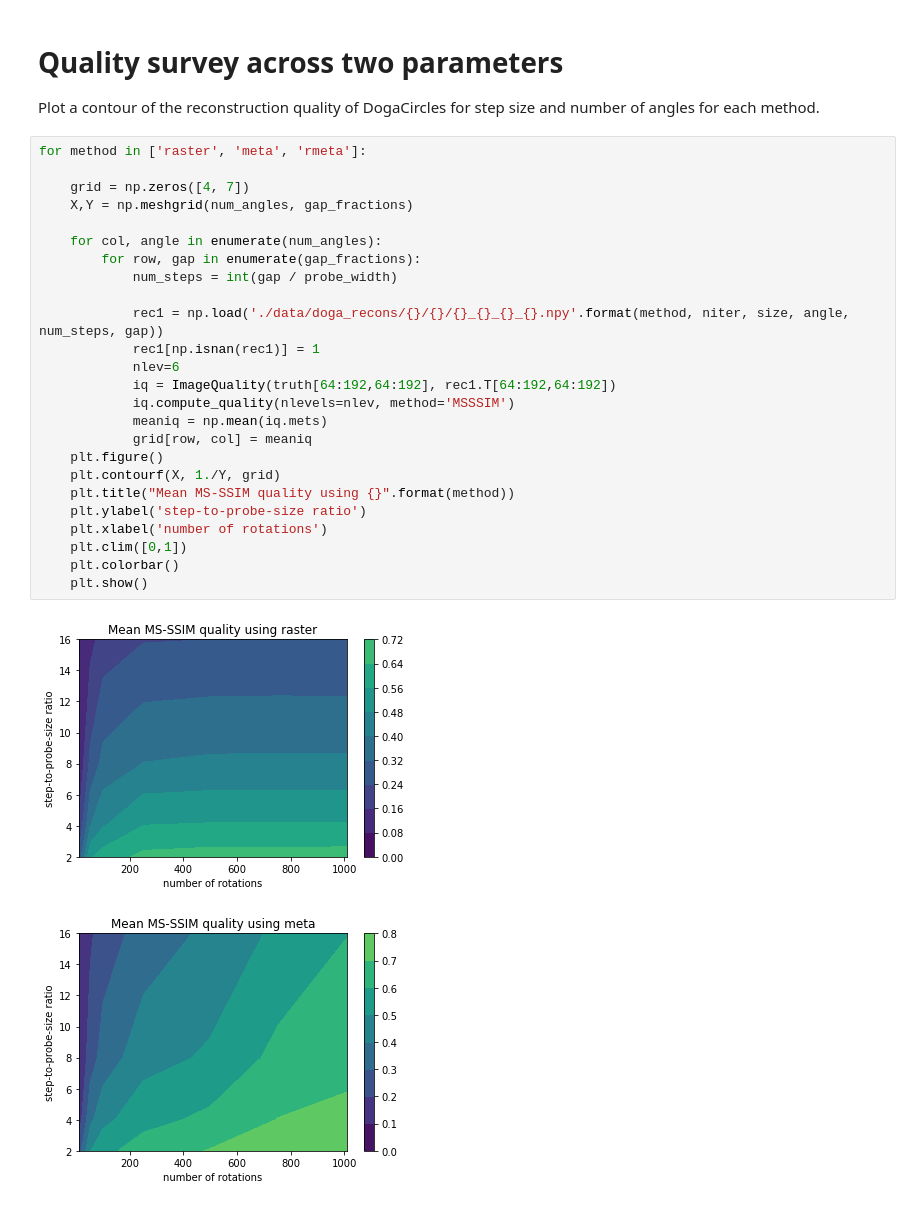
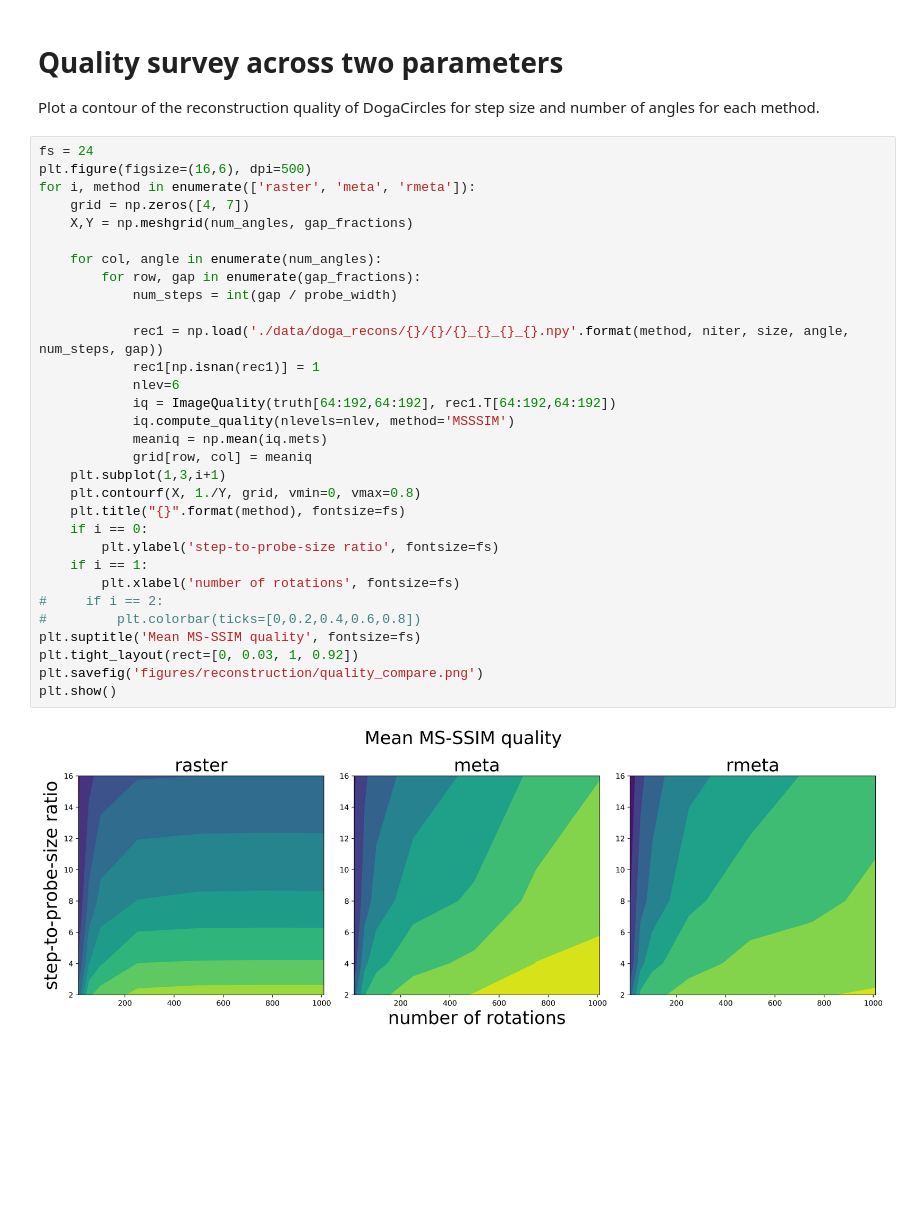
Before and after one commit to carterbox/coverage_study, a Jupyter notebook: 2_coverage_reconstruction.ipynb, the cells around one changed output. Drawn from its saved outputs; the diff is of its cells as text; blank space fills up the shorter version.

Commit message:
Reformat for widescreen powerpoint
Adding images and reformatting figures for 16:9 aspect ratio

```diff
--- a/2_coverage_reconstruction.ipynb
+++ b/2_coverage_reconstruction.ipynb
@@ -290,30 +291,35 @@ rmeta 1009 0.621928240055
 Plot a contour of the reconstruction quality of DogaCircles for step size
 and number of angles for each method.
 # %%
-for method in ['raster', 'meta', 'rmeta']:
-
+fs = 24
+plt.figure(figsize=(16,6), dpi=500)
+for i, method in enumerate(['raster', 'meta', 'rmeta']):
     grid = np.zeros([4, 7])
     X,Y = np.meshgrid(num_angles, gap_fractions)
 
     for col, angle in enumerate(num_angles):
         for row, gap in enumerate(gap_fractions):
             num_steps = int(gap / probe_width)
 
             rec1 = np.load('./data/doga_recons/{}/{}/{}_{}_{}_{}.npy'.format(method, niter, size, angle, num_steps, gap))
             rec1[np.isnan(rec1)] = 1
             nlev=6
             iq = ImageQuality(truth[64:192,64:192], rec1.T[64:192,64:192])
             iq.compute_quality(nlevels=nlev, method='MSSSIM')
             meaniq = np.mean(iq.mets)
             grid[row, col] = meaniq
-    plt.figure()
-    plt.contourf(X, 1./Y, grid)
-    plt.title("Mean MS-SSIM quality using {}".format(method))
-    plt.ylabel('step-to-probe-size ratio')
-    plt.xlabel('number of rotations')
-    plt.clim([0,1])
-    plt.colorbar()
-    plt.show()
+    plt.subplot(1,3,i+1)
+    plt.contourf(X, 1./Y, grid, vmin=0, vmax=0.8)
+    plt.title("{}".format(method), fontsize=fs)
+    if i == 0:
+        plt.ylabel('step-to-probe-size ratio', fontsize=fs)
+    if i == 1:
+        plt.xlabel('number of rotations', fontsize=fs)
+#     if i == 2:
+#         plt.colorbar(ticks=[0,0.2,0.4,0.6,0.8])
+plt.suptitle('Mean MS-SSIM quality', fontsize=fs)
+plt.tight_layout(rect=[0, 0.03, 1, 0.92])
+plt.savefig('figures/reconstruction/quality_compare.png')
+plt.show()
 # %% [output]
-[figure, old version]
+[figure, new version]
-[figure, removed]
```
Also changed, not shown: parts of 5 cells of this notebook, 12 other files.
